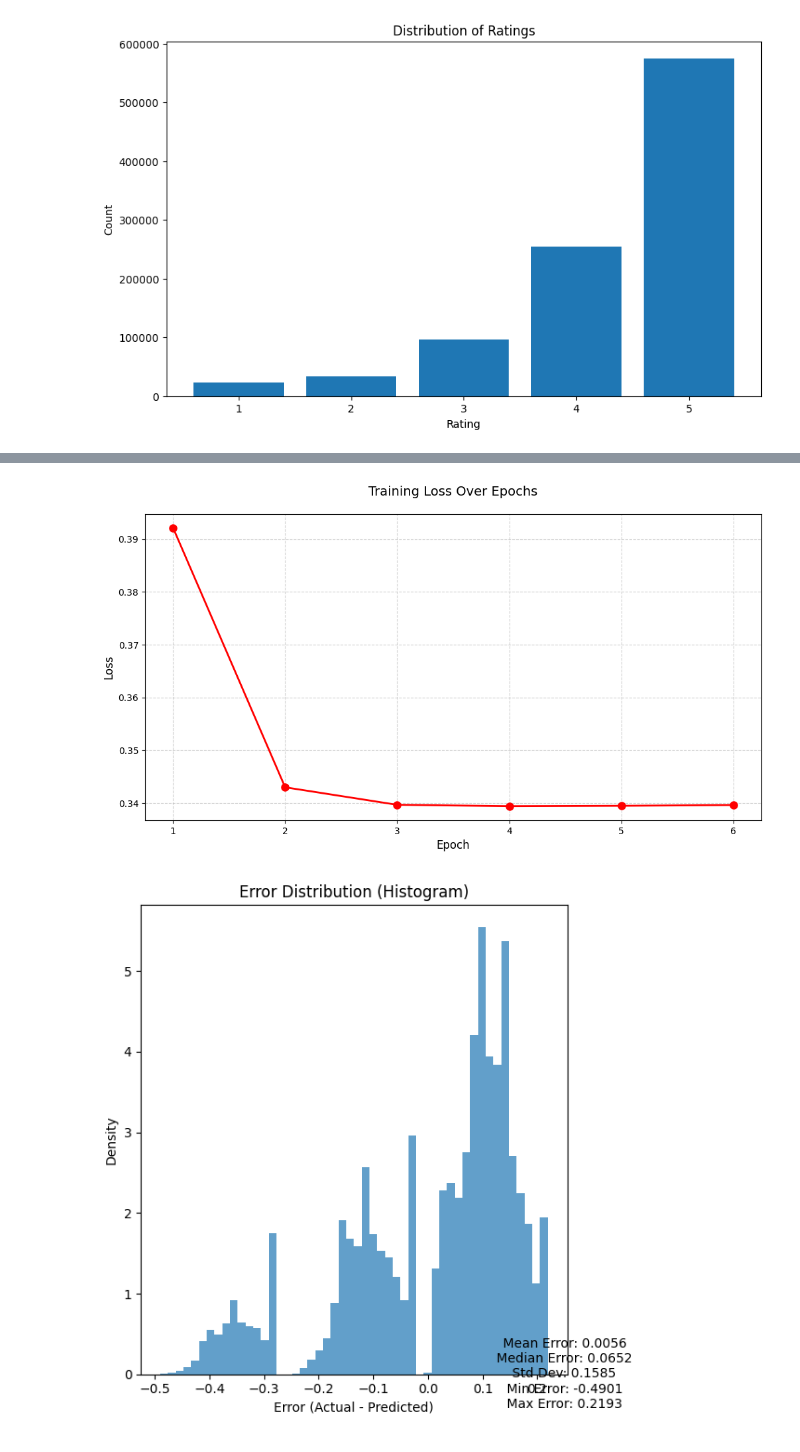
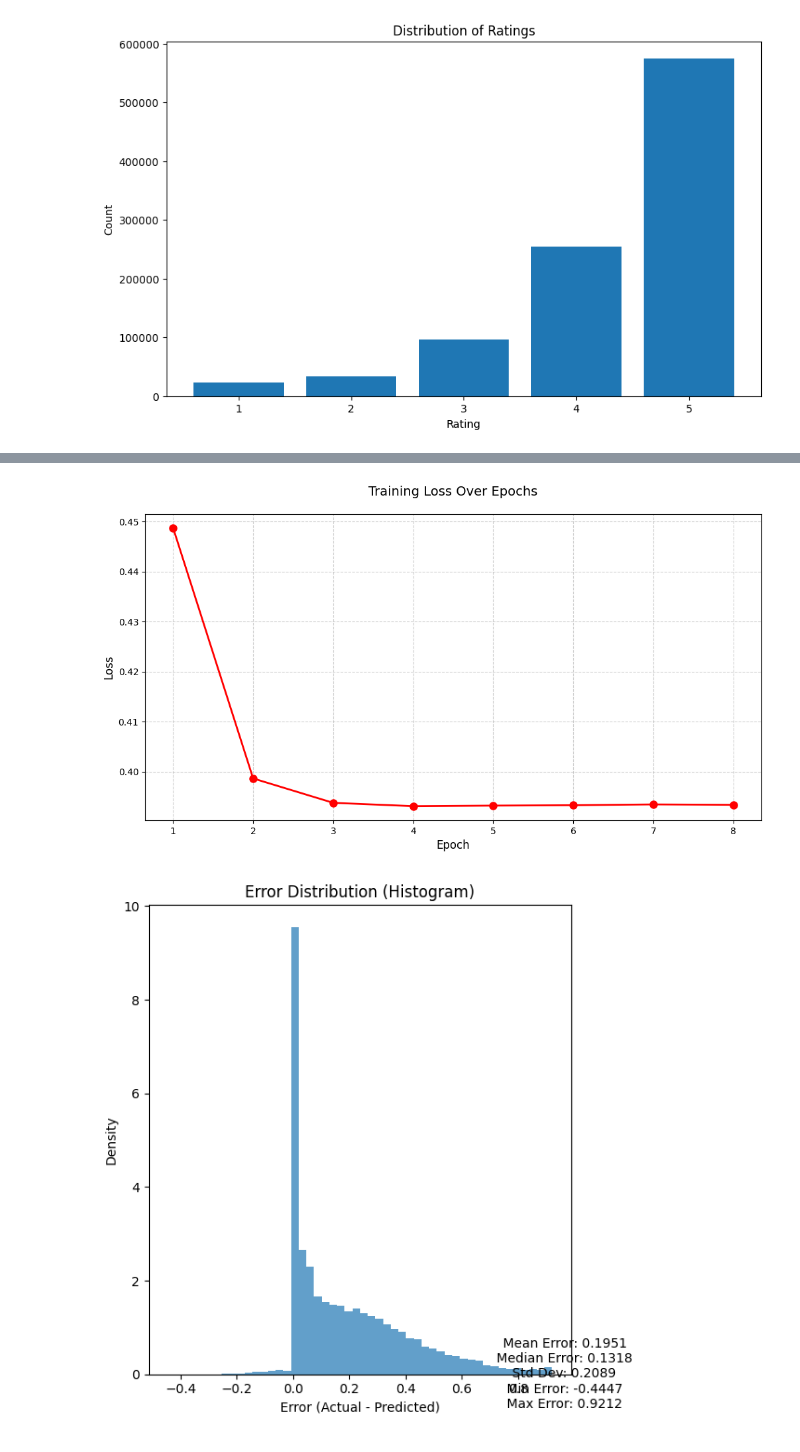
Before and after one commit to BeWelsh/Reccomendation-System, a Jupyter notebook: NCF/NCF.ipynb, the cells around one changed output, grey strips where cells are left out. Drawn from its saved outputs; the diff is of its cells as text; code cells hidden in the pictures.

```diff
--- a/NCF/NCF.ipynb
+++ b/NCF/NCF.ipynb
@@ -72,7 +72,7 @@ class RatingDataset(torch.utils.data.Dataset):
         return self.users[idx], self.items[idx], self.ratings[idx]
 # %%
 class NCF(nn.Module):
-    def __init__(self, num_users, num_items, embedding_dimension=8, mlp_layers=[16,8], dropout=0.3):
+    def __init__(self, num_users, num_items, embedding_dimension=8, mlp_layers=[16,8], dropout=0.2):
         """
         num_users: number of users
         num_items: number of items
@@ -198,7 +181,7 @@ def data_split(df, train_ratio=0.7, val_ratio=0.15, test_ratio=0.15):
     print(f"Test set: {len(test_df)} interactions, {test_df['user'].nunique()} users")
     print(f"Test set includes {cold_start_df['user'].nunique()} new users not seen during training")
 
-    return train_df, val_df, test_df
+    return train_df, val_df, test_df, cold_start_df
 # %%
 #old training loop
 # train, test = leave_one_out_split(clean_df)
@@ -267,5 +229,5 @@ Epoch 20/20, Loss: 0.3337
 # %%
-train, val, test = data_split(clean_df)
+train, val, test, cold_start_df = data_split(clean_df)
 
 train_dataset = RatingDataset(train)
 train_loader = torch.utils.data.DataLoader(train_dataset, batch_size=128, shuffle=True)
@@ -283,12 +245,9 @@ Test set includes 13631 new users not seen during training
 # %%
-device = torch.device("cuda" if torch.cuda.is_available() else "cpu")
-
 num_users = clean_df['user'].max() + 1
 num_items = clean_df['item'].max() + 1
 embedding_dimension = 8
 
 model = NCF(num_users, num_items, embedding_dimension=embedding_dimension, mlp_layers=[16, 8])
-model = model.to(device)
 
 # BCE loss will classify the reviews as either positive or negative
 criterion = nn.BCELoss()
@@ -296,7 +255,7 @@ criterion = nn.BCELoss()
 optimizer = optim.Adam(model.parameters(), lr=0.001, weight_decay=1e-4)
 
 # Will reduce learning rate if validation loss doesn't improve
-scheduler = optim.lr_scheduler.ReduceLROnPlateau(optimizer, mode='min', factor=0.5, patience=2, verbose=True)
+scheduler = optim.lr_scheduler.ReduceLROnPlateau(optimizer, mode='min', factor=0.7, patience=4, verbose=True)
 
 # Early stopping if validation loss doesn't improve for 3 epochs
 best_val_loss = float('inf')
@@ -313,9 +272,6 @@ for epoch in range(num_epochs):
     model.train()
     train_loss = 0.0
     for batch_users, batch_items, batch_ratings in train_loader:
-        batch_users = batch_users.to(device)
-        batch_items = batch_items.to(device)
-        batch_ratings = batch_ratings.to(device)
 
         optimizer.zero_grad()
         predictions = model(batch_users, batch_items)
@@ -336,9 +292,6 @@ for epoch in range(num_epochs):
     val_loss = 0.0
     with torch.no_grad():
         for batch_users, batch_items, batch_ratings in val_loader:
-            batch_users = batch_users.to(device)
-            batch_items = batch_items.to(device)
-            batch_ratings = batch_ratings.to(device)
 
             predictions = model(batch_users, batch_items)
             loss = criterion(predictions, batch_ratings)
@@ -382,13 +343,13 @@ Early stopping triggered at epoch 6
 <All keys matched successfully>
 # %%
 #use graph functions in visualizations.py
-plot_training_history(running_losses)
+plot_training_history(running_losses, "training_history.png")
 
-plot_error_distribution(model, test_loader)
+plot_error_distribution(model, test_loader, save_path="error_distribution.png")
 
-plot_embeddings(model, clean_df)
+plot_embeddings(model, clean_df, save_path="embeddings.png")
 
-plot_roc_curve(model, test_loader, criterion)
+plot_roc_curve(model, test_loader, criterion, save_path="roc_curve.png")
 # %% [output]
-[figure, old version]
+[figure, new version]
-[figure, old version]
+[figure, new version]
```
Also changed, not shown: parts of 17 cells of this notebook, 6 other files.
